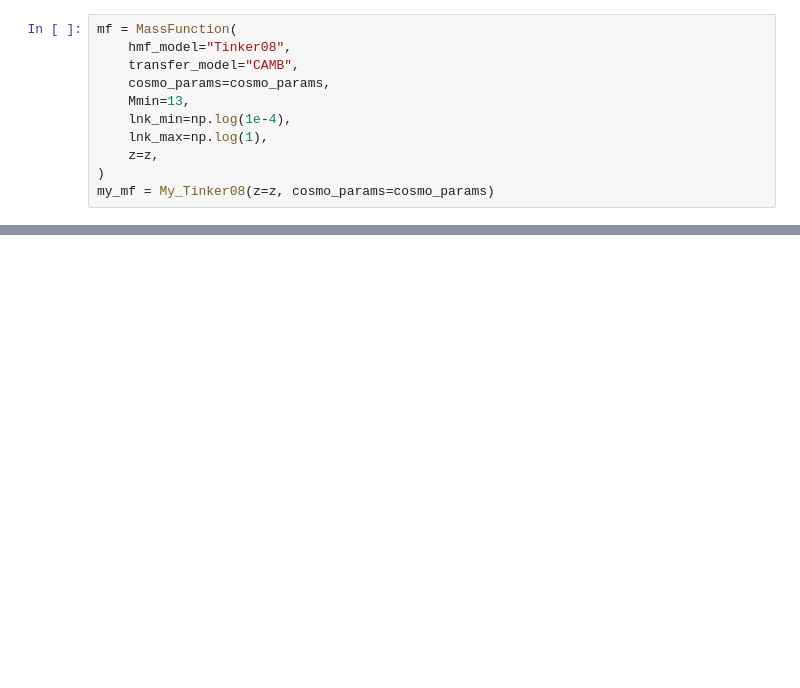
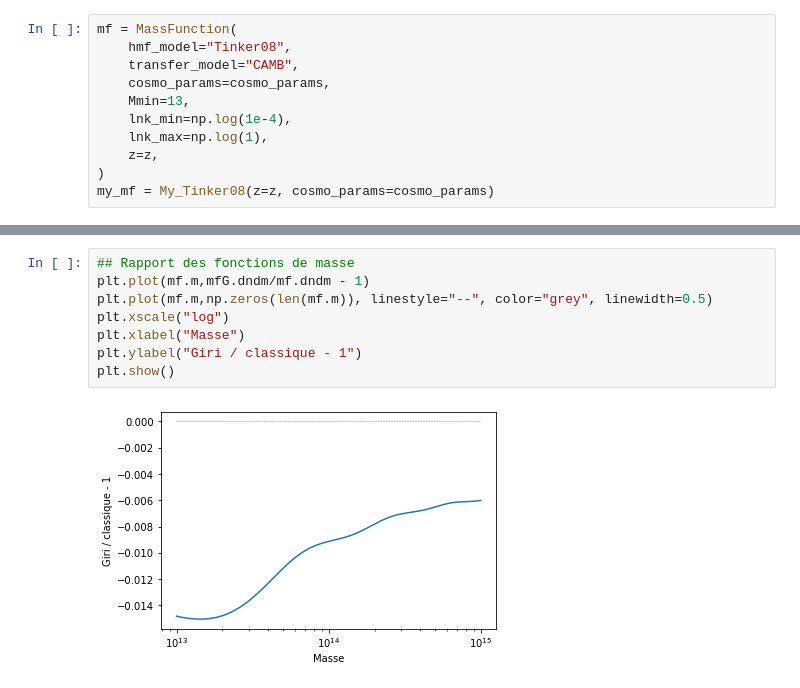
Before and after one commit to Thomas054/My_hmf, a Jupyter notebook: tests.ipynb, the cells around one changed output, grey strips where cells are left out. Drawn from its saved outputs; the diff is of its cells as text; blank space fills up the shorter version.

```diff
--- a/tests.ipynb
+++ b/tests.ipynb
@@ -120,0 +190,10 @@ plt.show()
+# %%
+## Rapport des fonctions de masse
+plt.plot(mf.m,mfG.dndm/mf.dndm - 1)
+plt.plot(mf.m,np.zeros(len(mf.m)), linestyle="--", color="grey", linewidth=0.5)
+plt.xscale("log")
+plt.xlabel("Masse")
+plt.ylabel("Giri / classique - 1")
+plt.show()
+# %% [output]
+[figure, added]
```
Also changed, not shown: parts of 21 cells of this notebook, 2 other files.
